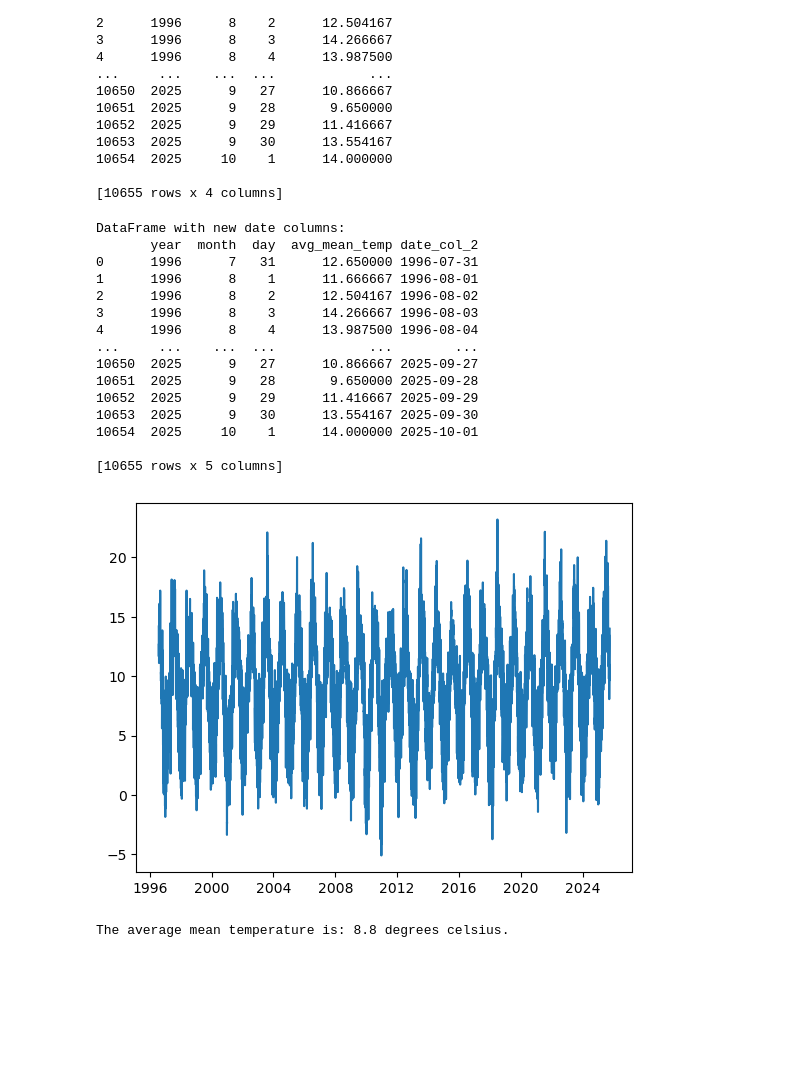
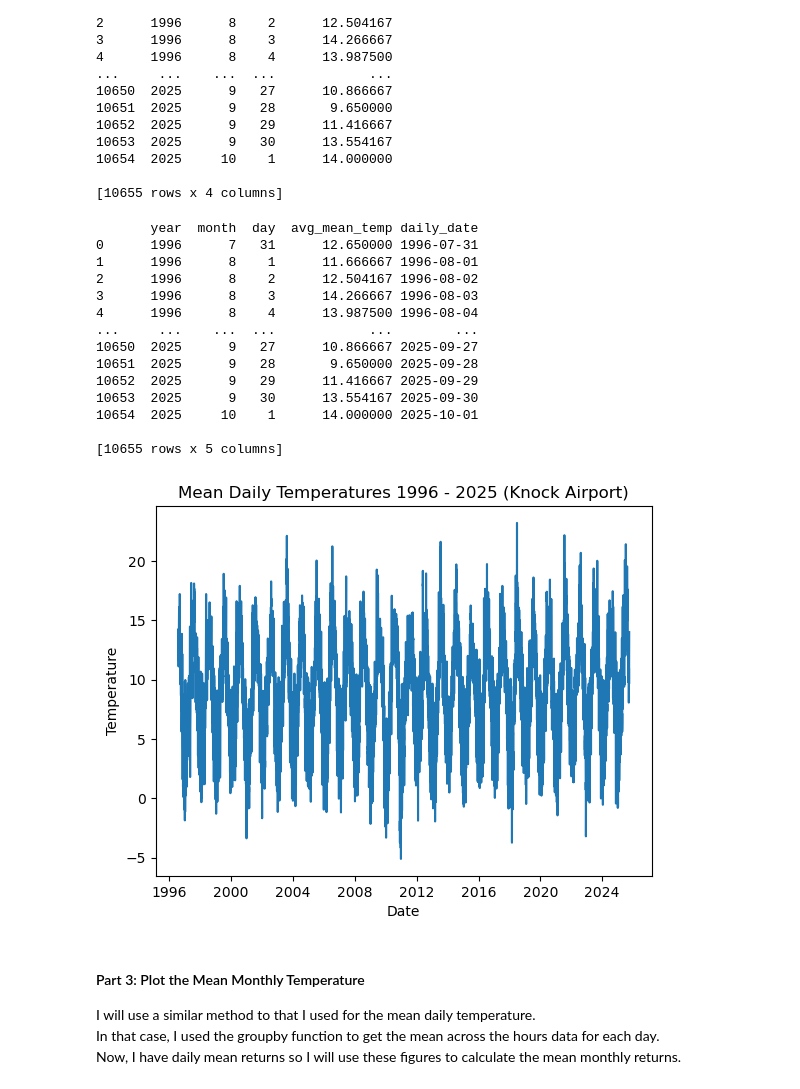
Before and after one commit to callagg2/PFDA, a Jupyter notebook: assignments/assignment_6_Weather.ipynb, the cells around one changed output. Drawn from its saved outputs; the diff is of its cells as text; code cells hidden in the pictures; blank space fills up the shorter version.

Commit message:
part of assignment6

```diff
--- a/assignments/assignment_6_Weather.ipynb
+++ b/assignments/assignment_6_Weather.ipynb
@@ -170,4 +234,6 @@ year month day
 # %%
+# Now my column headers are not in order. For simplicity, I will export the data out to a csv file,
+# then reimport the data and assign it the headers i want
 names = ["year","month", "day","avg_mean_temp"]
-df = pd.read_csv("mean_temps.csv", header=None,names=names,skiprows=2)
+df_aggregated_data = pd.read_csv("mean_daily_temps_for_Knock.csv", header=None,names=names,skiprows=2)
 # %%
@@ -189,15 +255,14 @@ print(f"{df}\n")
 
 [10655 rows x 4 columns]
 # %%
-#Method 2: Concatenating as strings and then converting
-df['date_col_2'] = pd.to_datetime(df['year'].astype(str) + '-' +
-                                  df['month'].astype(str) + '-' +
-                                  df['day'].astype(str))
-print("\nDataFrame with new date columns:")
-print(df)
+# If I want my plot my daily means, I need a column containing daily dates, therefore i need to rejoin my year, month, day into one column.
+#  From Gemini it suggested use the concatenation function in Pandas to join all three columns as strings
+df_aggregated_data['daily_date'] = pd.to_datetime(df_aggregated_data['year'].astype(str) + '-' +
+                                  df_aggregated_data['month'].astype(str) + '-' +
+                                  df_aggregated_data['day'].astype(str))
+print(f"{df_aggregated_data}\n")
 # %% [output]
-DataFrame with new date columns:
-       year  month  day  avg_mean_temp date_col_2
+       year  month  day  avg_mean_temp daily_date
 0      1996      7   31      12.650000 1996-07-31
 1      1996      8    1      11.666667 1996-08-01
 2      1996      8    2      12.504167 1996-08-02
@@ -212,10 +277,17 @@ DataFrame with new date columns:
 
 [10655 rows x 5 columns]
 # %%
-x = np.array(df["date_col_2"])
-y = np.array(df["avg_mean_temp"])
+# Plotting the mean temperatures.
+
+# We use numpy to create two arrays, one for our dates and the other for our mean daily temperatures
+x = np.array(df_aggregated_data["daily_date"])
+y = np.array(df_aggregated_data["avg_mean_temp"])
+
+plt.xlabel("Date")
+plt.ylabel("Temperature")
+plt.title("Mean Daily Temperatures 1996 - 2025 (Knock Airport)")
 
 plt.plot(x,y)
 plt.show()
 # %% [output]
-[figure, old version]
+[figure, new version]
@@ -235,6 +294,5 @@ plt.show()
-# %%
-# Calculate the mean temperature
-mean_temp=np.average(df["temp"])
-print(f"The average mean temperature is: {round(mean_temp,2)} degrees celsius.")
-# %% [output]
-The average mean temperature is: 8.8 degrees celsius.
+# %% [markdown]
+#### Part 3: Plot the Mean Monthly Temperature
+I will use a similar method to that I used for the mean daily temperature.<br/>
+In that case, I used the groupby function to get the mean across the hours data for each day.<br/>
+Now, I have daily mean returns so I will use these figures to calculate the mean monthly returns.
```
Also changed, not shown: parts of 22 cells of this notebook, 2 other files.
